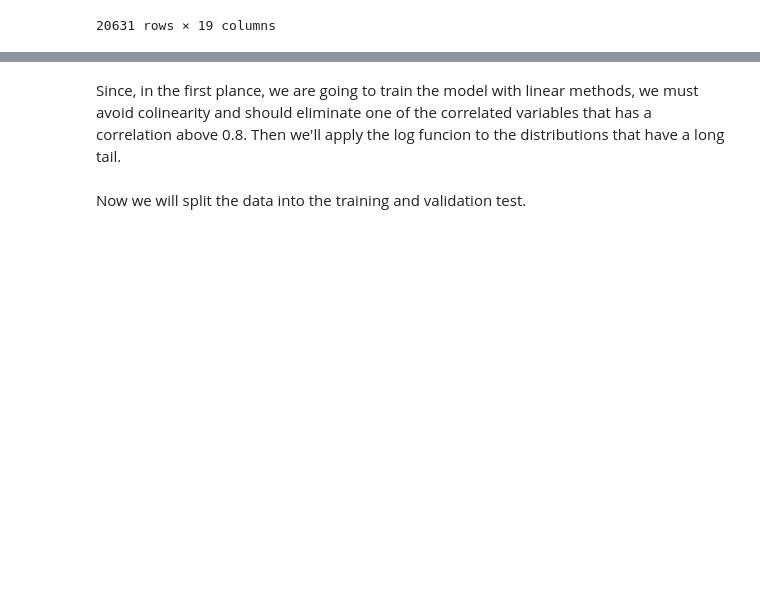
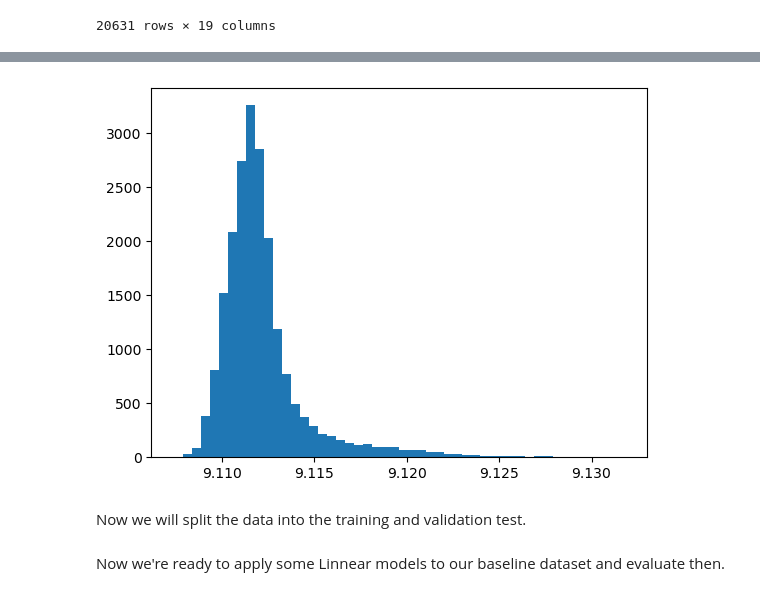
Before and after one commit to oscarguillen-ml/ML-Internship-Portfolio, a Jupyter notebook: 02-predictive-maintenance/predictive_maintenance.ipynb, the cells around one changed output, grey strips where cells are left out. Cells and saved outputs as stored; diff of their text form; code cells hidden in the pictures; blank space fills up the shorter version.

```diff
--- a/02-predictive-maintenance/predictive_maintenance.ipynb
+++ b/02-predictive-maintenance/predictive_maintenance.ipynb
@@ -192,5 +198,7 @@ plt.show()
-# %% [markdown]
-Since, in the first plance, we are going to train the model with linear methods, we must avoid colinearity and should eliminate one of the correlated variables that has a correlation above 0.8. Then we'll apply the log funcion to the distributions that have a long tail.
+# %%
+plt.hist(np.log(bl_FD001['s_9']), bins=50);
+# %% [output]
+[figure, added]
 # %% [markdown]
 Now we will split the data into the training and validation test.
 # %%
@@ -224,0 +244,2 @@ X_val_scaled = scaler.transform(X_val)
+# %% [markdown]
+Now we're ready to apply some Linnear models to our baseline dataset and evaluate then.
```
Also changed, not shown: parts of 15 cells of this notebook.
